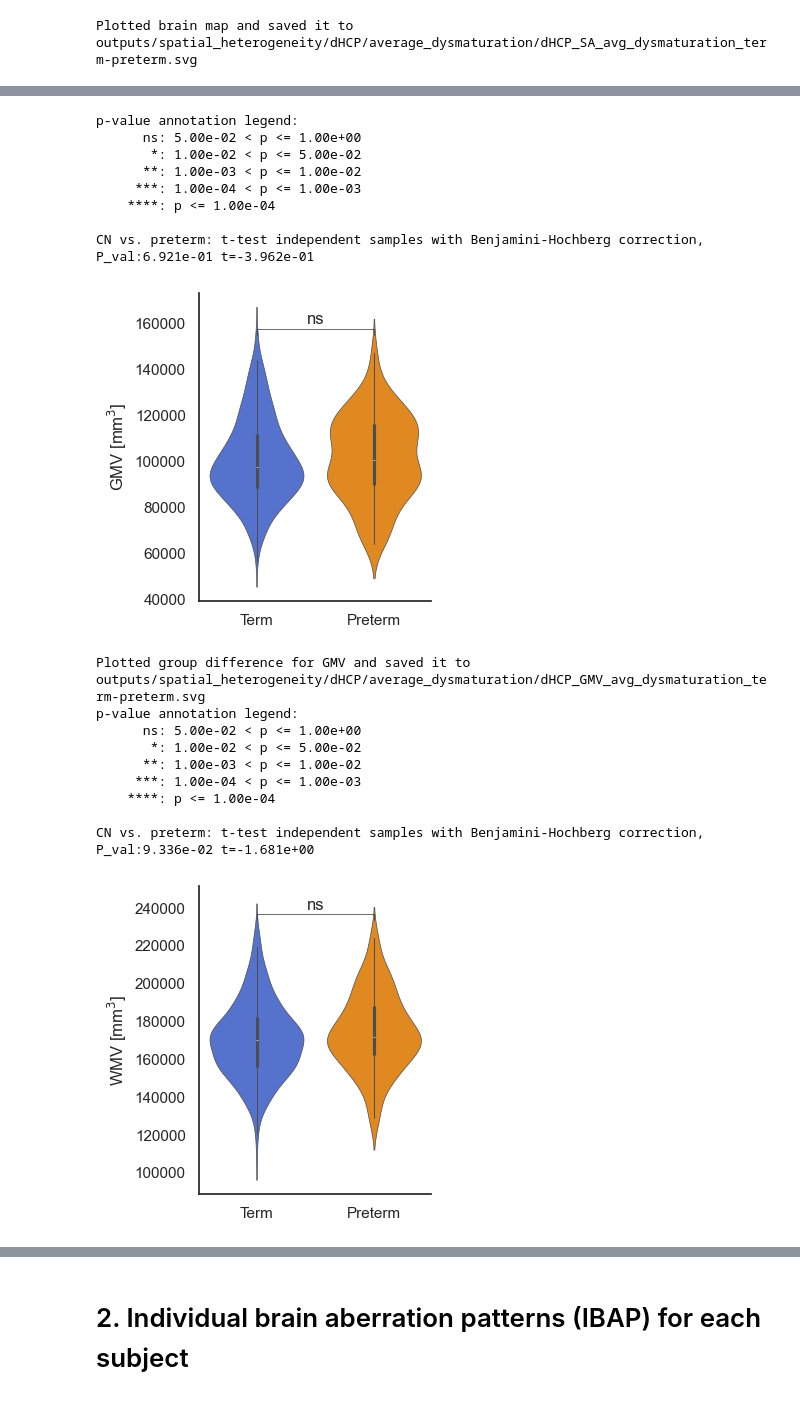
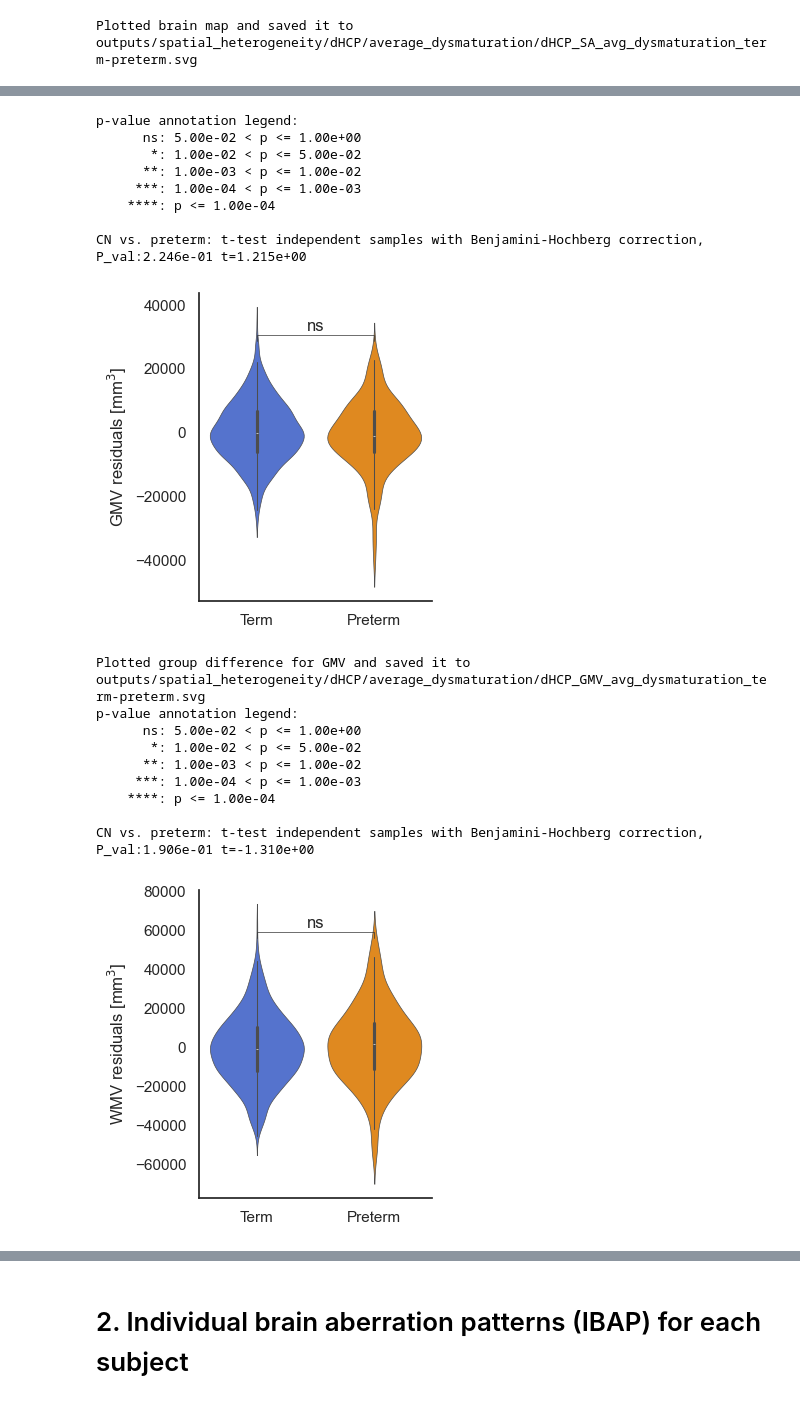
Before and after one commit to Melissa1909/preterm-brain-heterogeneity, a Jupyter notebook: 1_spatialHeterogeneity.ipynb, the cells around one changed output, grey strips where cells are left out. Saved outputs shown, nothing was run; the diff lists cells and outputs as text; code cells hidden in the pictures.

```diff
--- a/1_spatialHeterogeneity.ipynb
+++ b/1_spatialHeterogeneity.ipynb
@@ -122,20 +143,21 @@ Plotted brain map and saved it to outputs/spatial_heterogeneity/dHCP/average_dys
 # %%
 # plot measures of cerebral tissue volume
 for ctv_measure in ['GMV', 'WMV', 'sGMV']:
     outname = join(out_dir, f'{dataset}_{ctv_measure}_avg_dysmaturation_term-preterm.svg')
     # in dHCP,x one outlier with sGMV = 0 was removed
     data = data[data['sGMV'] > 0]
-    plot_group_difference_global(data=data, x='dx', y=ctv_measure, yaxis_label = f'{ctv_measure} [mm$^3$]', outname=outname)
+    # plot the residuals of the group comparison
+    plot_group_difference_global(data=data, x='dx', y=ctv_measure, yaxis_label = f'{ctv_measure} residuals [mm$^3$]', outname=outname)
 # %% [output]
 p-value annotation legend:
       ns: 5.00e-02 < p <= 1.00e+00
        *: 1.00e-02 < p <= 5.00e-02
       **: 1.00e-03 < p <= 1.00e-02
      ***: 1.00e-04 < p <= 1.00e-03
     ****: p <= 1.00e-04
 
-CN vs. preterm: t-test independent samples with Benjamini-Hochberg correction, P_val:6.921e-01 t=-3.962e-01
+CN vs. preterm: t-test independent samples with Benjamini-Hochberg correction, P_val:2.246e-01 t=1.215e+00
-[figure, old version]
+[figure, new version]
 Plotted group difference for GMV and saved it to outputs/spatial_heterogeneity/dHCP/average_dysmaturation/dHCP_GMV_avg_dysmaturation_term-preterm.svg
 p-value annotation legend:
       ns: 5.00e-02 < p <= 1.00e+00
@@ -144,8 +166,8 @@ p-value annotation legend:
      ***: 1.00e-04 < p <= 1.00e-03
     ****: p <= 1.00e-04
 
-CN vs. preterm: t-test independent samples with Benjamini-Hochberg correction, P_val:9.336e-02 t=-1.681e+00
+CN vs. preterm: t-test independent samples with Benjamini-Hochberg correction, P_val:1.906e-01 t=-1.310e+00
-[figure, old version]
+[figure, new version]
 Plotted group difference for WMV and saved it to outputs/spatial_heterogeneity/dHCP/average_dysmaturation/dHCP_WMV_avg_dysmaturation_term-preterm.svg
 p-value annotation legend:
       ns: 5.00e-02 < p <= 1.00e+00
```
Also changed, not shown: parts of 29 cells of this notebook, 19 other files.
